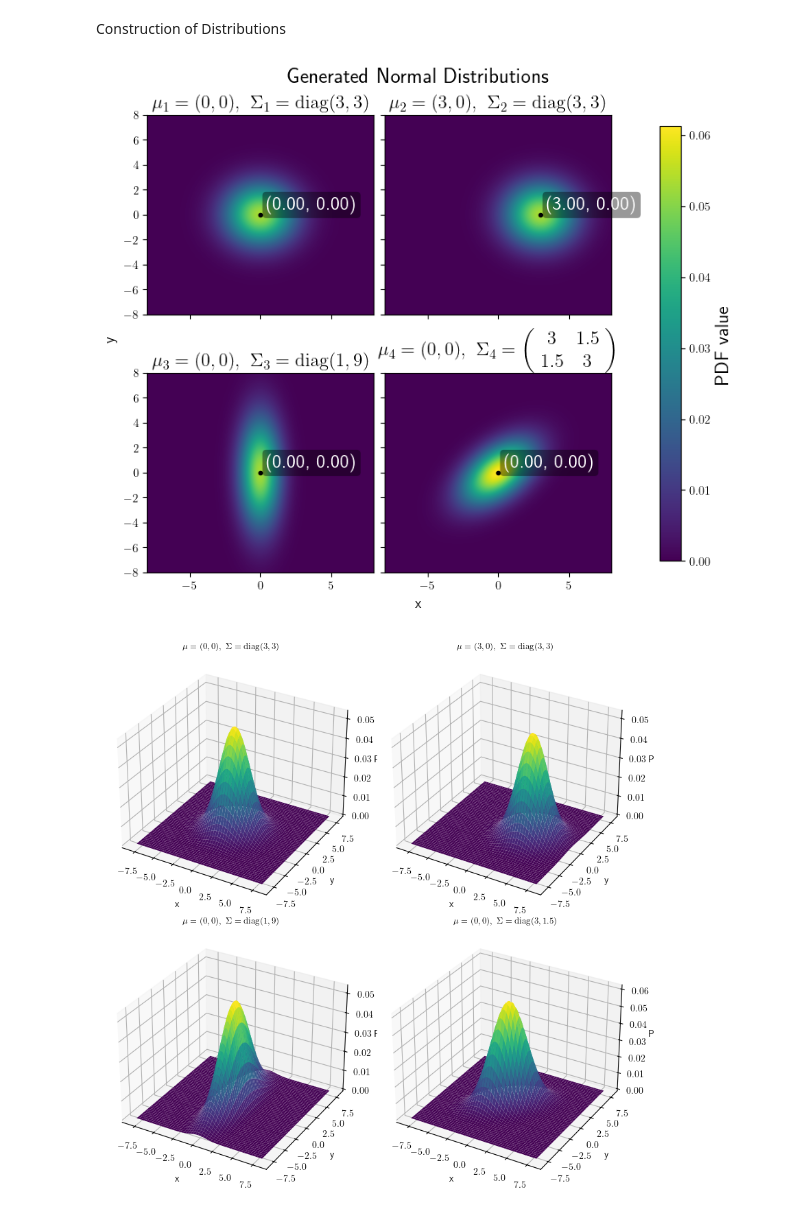
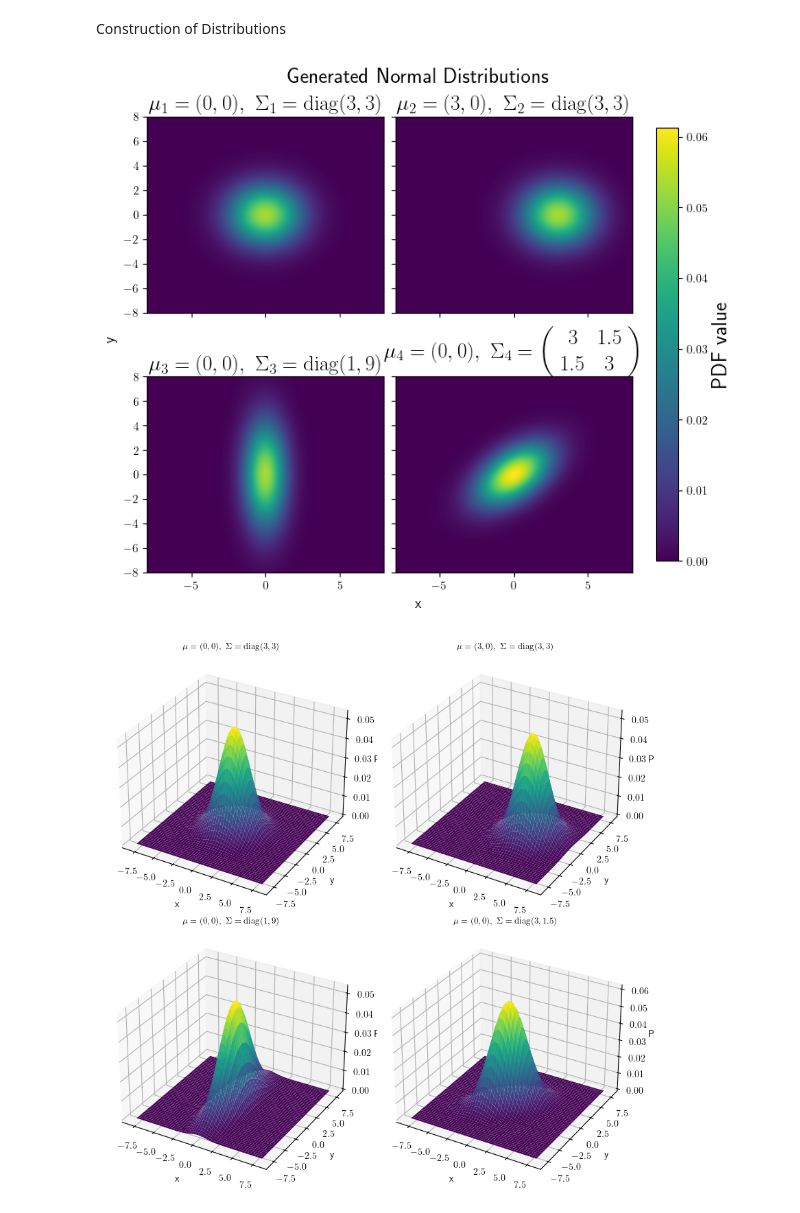
Before and after one commit to Rachel-0420/Cross-Entropy-Fast-Transient, a Jupyter notebook: HighD Normal Distribution.ipynb, the cells around one changed output. Drawn from its saved outputs; the diff is of its cells as text; code cells hidden in the pictures.

```diff
--- a/HighD Normal Distribution.ipynb
+++ b/HighD Normal Distribution.ipynb
@@ -103,51 +103,51 @@ fig, axes = plt.subplots(
     constrained_layout=True
 )
 
 for ax, pdf, mu, title in zip(axes.flat, pdfs, mus, titles):
     im = ax.imshow(
         pdf,
         origin="lower",
         extent=extent,
         cmap="viridis",
         vmin=vmin,
         vmax=vmax,
         aspect="auto"
     )
 
     # Titles
-    ax.set_title(title, fontsize=16, pad=6)
+    ax.set_title(title, fontsize=18, pad=6)
 
-    # Mark the maximum
-    mu_x, mu_y = mu
-    ax.plot(mu_x, mu_y, "o", color="black", ms=3, zorder=3)
+    # # Mark the maximum
+    # mu_x, mu_y = mu
+    # ax.plot(mu_x, mu_y, "o", color="black", ms=3, zorder=3)
 
-    # Annotate the (x,y) value
-    ax.text(
-        mu_x + 0.4,
-        mu_y + 0.4,
-        f"({mu_x:.2f}, {mu_y:.2f})",
-        fontsize=16,
-        color="white",
-        zorder=4,
-        bbox=dict(boxstyle="round,pad=0.2", fc="black", ec="none", alpha=0.4)
-    )
+    # # Annotate the (x,y) value
+    # ax.text(
+    #     mu_x + 0.4,
+    #     mu_y + 0.4,
+    #     f"({mu_x:.2f}, {mu_y:.2f})",
+    #     fontsize=18,
+    #     color="white",
+    #     zorder=4,
+    #     bbox=dict(boxstyle="round,pad=0.2", fc="black", ec="none", alpha=0.4)
+    # )
 
-    # Outer labels only
-    ax.label_outer()
+    # # Outer labels only
+    # ax.label_outer()
 
 # Shared axis labels
 fig.supxlabel("x")
 fig.supylabel("y")
 
 # Shared colorbar
 cbar = fig.colorbar(im, ax=axes, shrink=0.95)
-cbar.set_label("PDF value", fontsize=16)
+cbar.set_label("PDF value", fontsize=18)
 
 fig.suptitle("Generated Normal Distributions", fontsize=18)
 
 plt.show()
 # %% [output]
-[figure, old version]
+[figure, new version]
 # %%
 # alternative view
 
```
Also changed, not shown: parts of 4 cells of this notebook.
